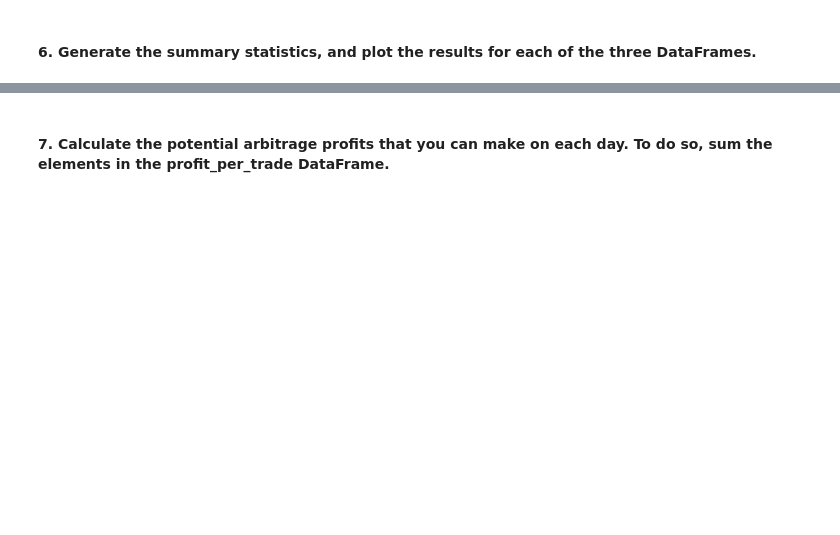
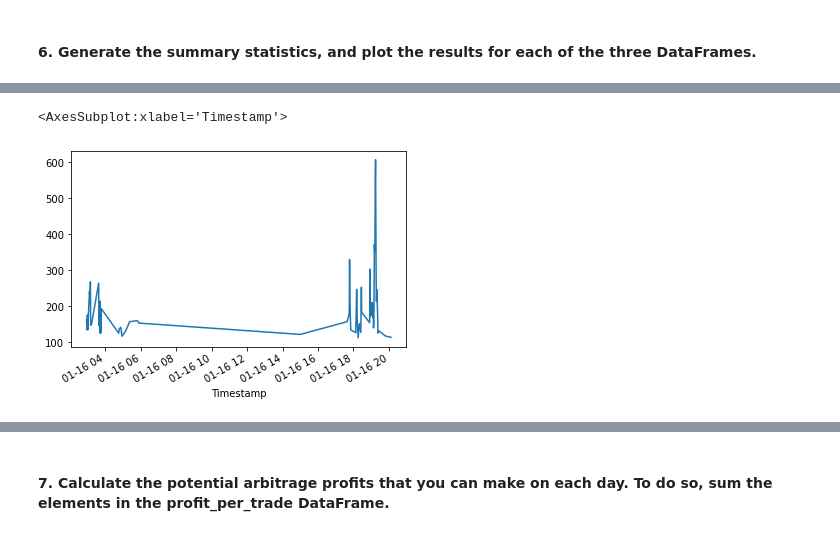
Before and after one commit to Rishi-Prasadha/RICE-FINTECH-03_Challenge, a Jupyter notebook: Starter_Code-4/crypto_arbitrage.ipynb, the cells around one changed output, grey strips where cells are left out. Saved outputs shown, nothing was run; the diff lists cells and outputs as text; code cells hidden in the pictures; blank space fills up the shorter version.

```diff
--- a/Starter_Code-4/crypto_arbitrage.ipynb
+++ b/Starter_Code-4/crypto_arbitrage.ipynb
@@ -416,14 +415,11 @@ Calculate the potential profits for each date that you selected in the previous
 # %%
 # For the date early in the dataset, measure the arbitrage spread between the two exchanges
 # by subtracting the lower-priced exchange from the higher-priced one
-arbitrage_spread_early = bitstamp.loc["2018-01-01", "Close"] - coinbase.loc["2018-01-01", "Close"]
-arbitrage_spread_middle = bitstamp.loc["2018-02-14", "Close"] - coinbase.loc["2018-02-14", "Close"]
-arbitrage_spread_late = bitstamp.loc["2018-03-31", "Close"] - coinbase.loc["2018-03-31", "Close"]
+arbitrage_spread_early = coinbase.loc["2018-01-16", "Close"]  - bitstamp.loc["2018-01-16", "Close"]
+
 
 # Or you can always do bitstamp["Close"].loc["2018-01-01"]
 
 # Use a conditional statement to generate the summary statistics for each arbitrage_spread DataFrame
 arbitrage_spread_early[arbitrage_spread_early > 0].describe()
-arbitrage_spread_middle[arbitrage_spread_middle > 0].describe()
-arbitrage_spread_late[arbitrage_spread_late > 0].describe()
 # %% [output]
@@ -441,14 +463,11 @@ Name: Close, dtype: float64
 # %%
 # For the date early in the dataset, calculate the spread returns by dividing the instances when the arbitrage spread is positive (> 0)
 # by the price of Bitcoin from the exchange you are buying on (the lower-priced exchange).
-spread_return_early= arbitrage_spread_early[arbitrage_spread_early > 0] / coinbase.loc["2018-01-01", "Close"]
-spread_return_middle= arbitrage_spread_middle[arbitrage_spread_middle > 0] / coinbase.loc["2018-02-14", "Close"]
-spread_return_late= arbitrage_spread_late[arbitrage_spread_late > 0] / coinbase.loc["2018-03-31", "Close"]
+spread_return_early = arbitrage_spread_early[arbitrage_spread_early > 0] / bitstamp.loc["2018-01-16", "Close"]
+
 
 # Review the spread return DataFrame
-spread_return_early.describe()
+#spread_return_early.describe()
 #print(arbitrage_spread_late[arbitrage_spread_late > 0])
-#spread_return_early.dropna().head(10)
-#spread_return_middle.dropna().head(10)
-#spread_return_late.dropna().head(10)
+spread_return_early.head(10)
 # %% [output]
@@ -502,10 +591,10 @@ Name: Close, dtype: float64
 # %%
 # For the date early in the dataset, calculate the potential profit per trade in dollars
 # Multiply the profitable trades by the cost of the Bitcoin that was purchased
-profit_early = # YOUR CODE HERE
+profit_early = profitable_trades_early * bitstamp["Close"].loc["2018-01-16"]
 
 # Drop any missing values from the profit DataFrame
-profit_per_trade_early = # YOUR CODE HERE
+profit_per_trade_early = profit_early.dropna()
 
 # View the early profit DataFrame
-# YOUR CODE HERE
+profit_per_trade_early.head()
@@ -517,3 +677,6 @@ profit_per_trade_early = # YOUR CODE HERE
 # %%
 # Plot the results for the early profit per trade DataFrame
-# YOUR CODE HERE
+profit_per_trade_early.plot()
+# %% [output]
+<AxesSubplot:xlabel='Timestamp'>
+[figure, added]
```
Also changed, not shown: parts of 45 cells of this notebook, 1 other file.
